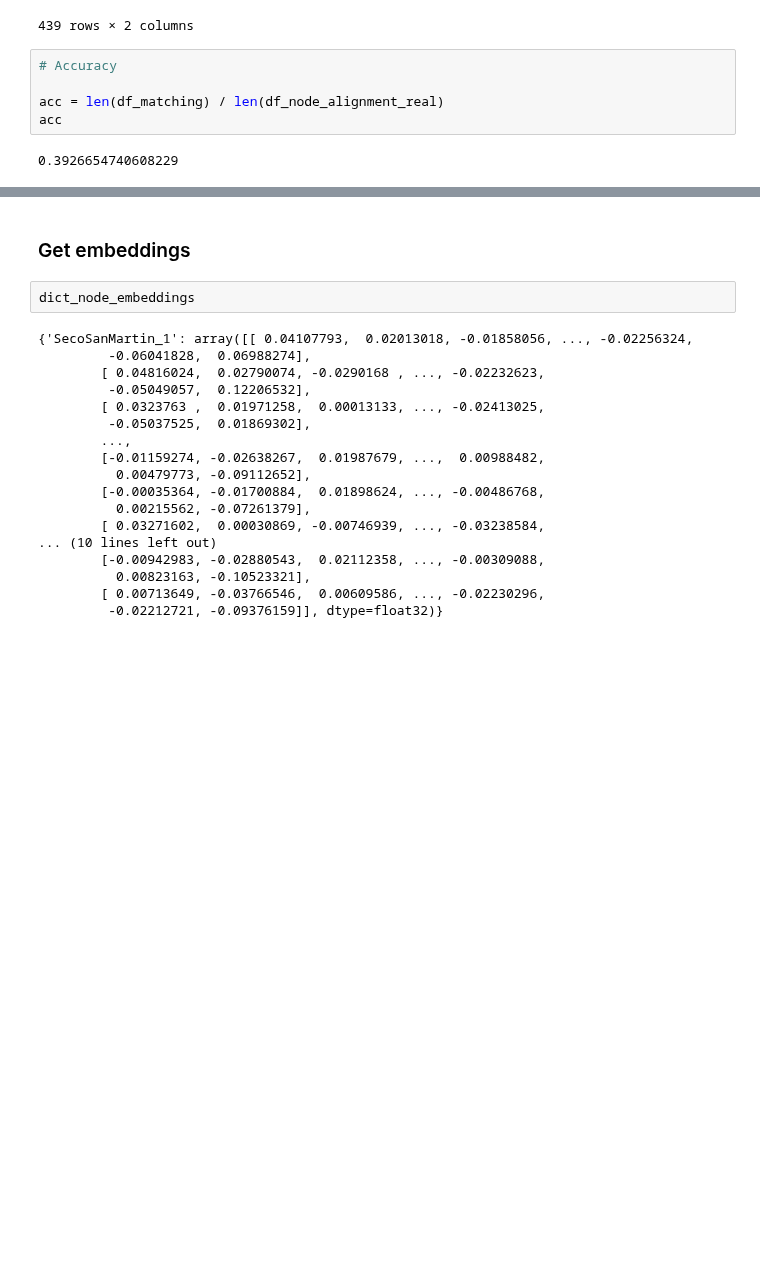
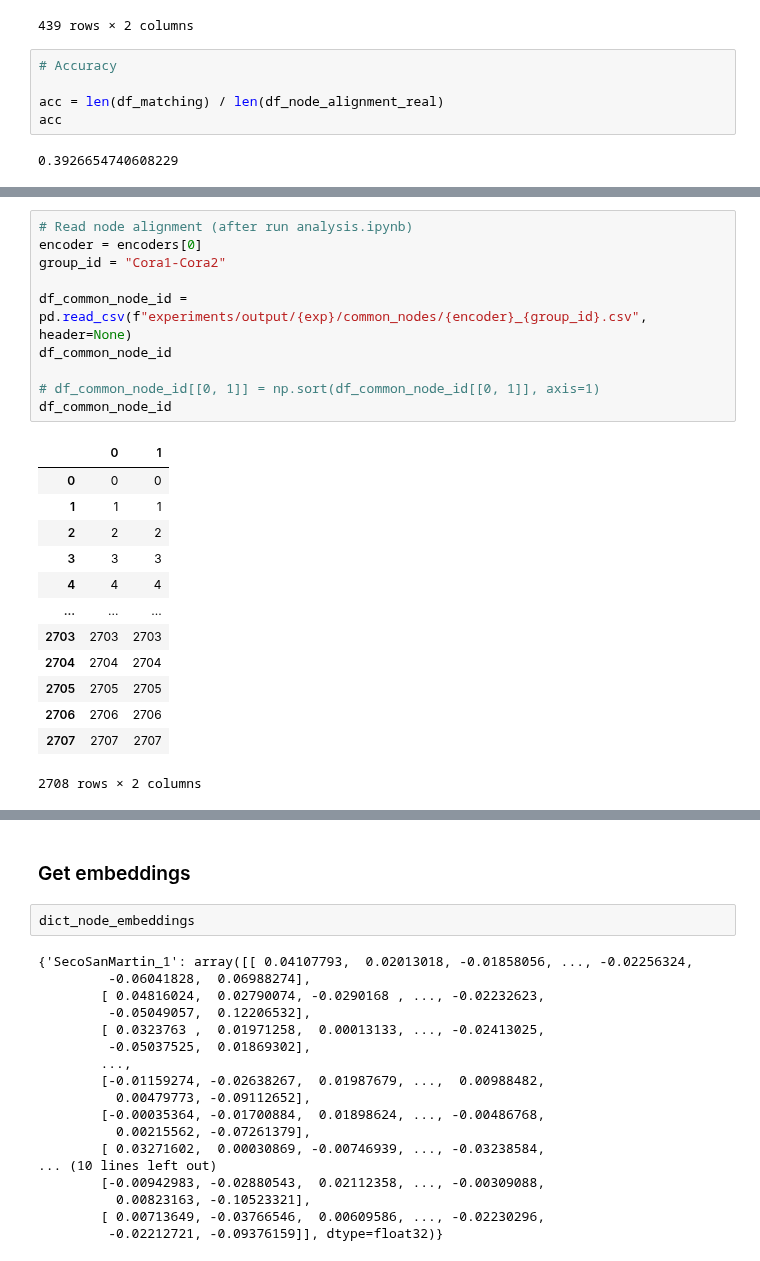
Before and after one commit to win7/T-GAE_PyG, a Jupyter notebook: subgraphMatching_PyG.ipynb, the cells around one changed output, grey strips where cells are left out. Cells and saved outputs as stored; diff of their text form; blank space fills up the shorter version.

```diff
--- a/subgraphMatching_PyG.ipynb
+++ b/subgraphMatching_PyG.ipynb
@@ -1314,0 +1432,24 @@ acc
+# %%
+# Read node alignment (after run analysis.ipynb)
+encoder = encoders[0]
+group_id = "Cora1-Cora2"
+
+df_common_node_id = pd.read_csv(f"experiments/output/{exp}/common_nodes/{encoder}_{group_id}.csv", header=None)
+df_common_node_id
+
+# df_common_node_id[[0, 1]] = np.sort(df_common_node_id[[0, 1]], axis=1)
+df_common_node_id
+# %% [output]
+|  | 0 | 1 |
+| 0 | 0 | 0 |
+| 1 | 1 | 1 |
+| 2 | 2 | 2 |
+| 3 | 3 | 3 |
+| 4 | 4 | 4 |
+| ... | ... | ... |
+| 2703 | 2703 | 2703 |
+| 2704 | 2704 | 2704 |
+| 2705 | 2705 | 2705 |
+| 2706 | 2706 | 2706 |
+| 2707 | 2707 | 2707 |
+2708 rows × 2 columns
```
Also changed, not shown: parts of 14 cells of this notebook, 4 other files.
